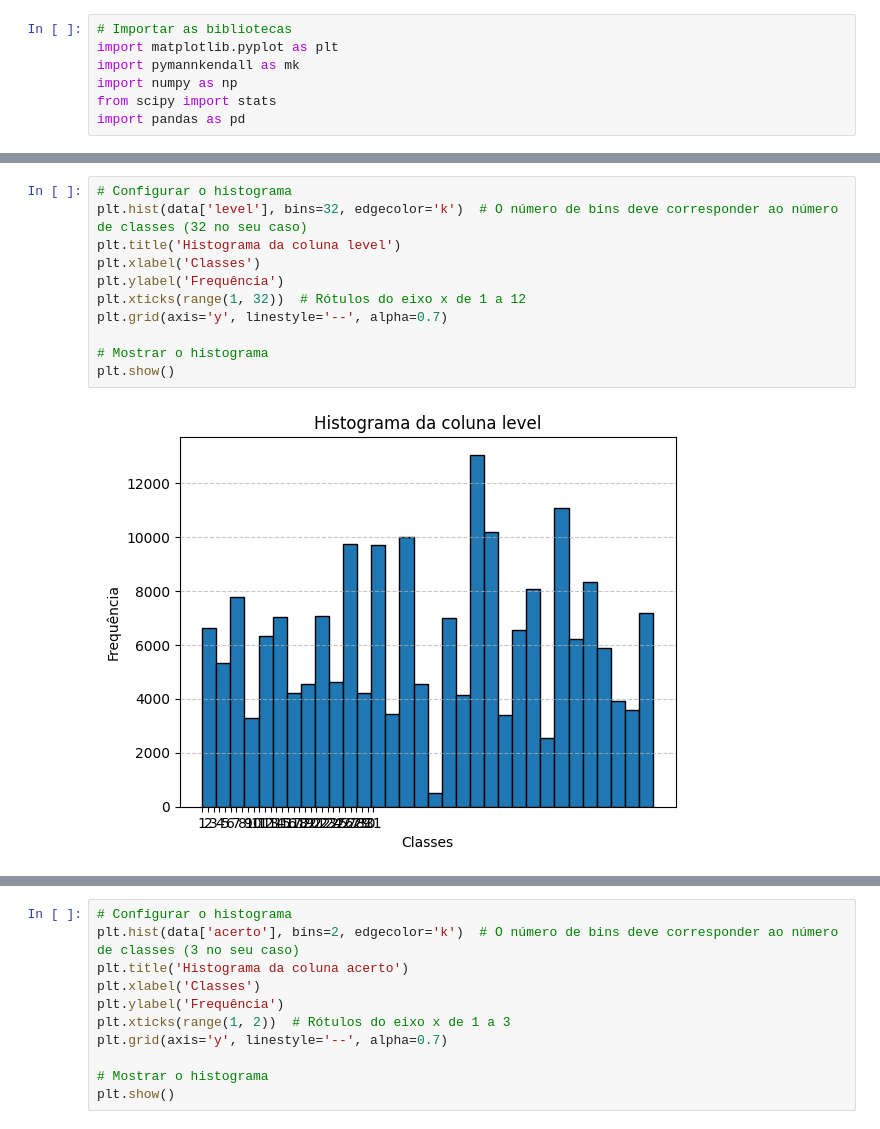
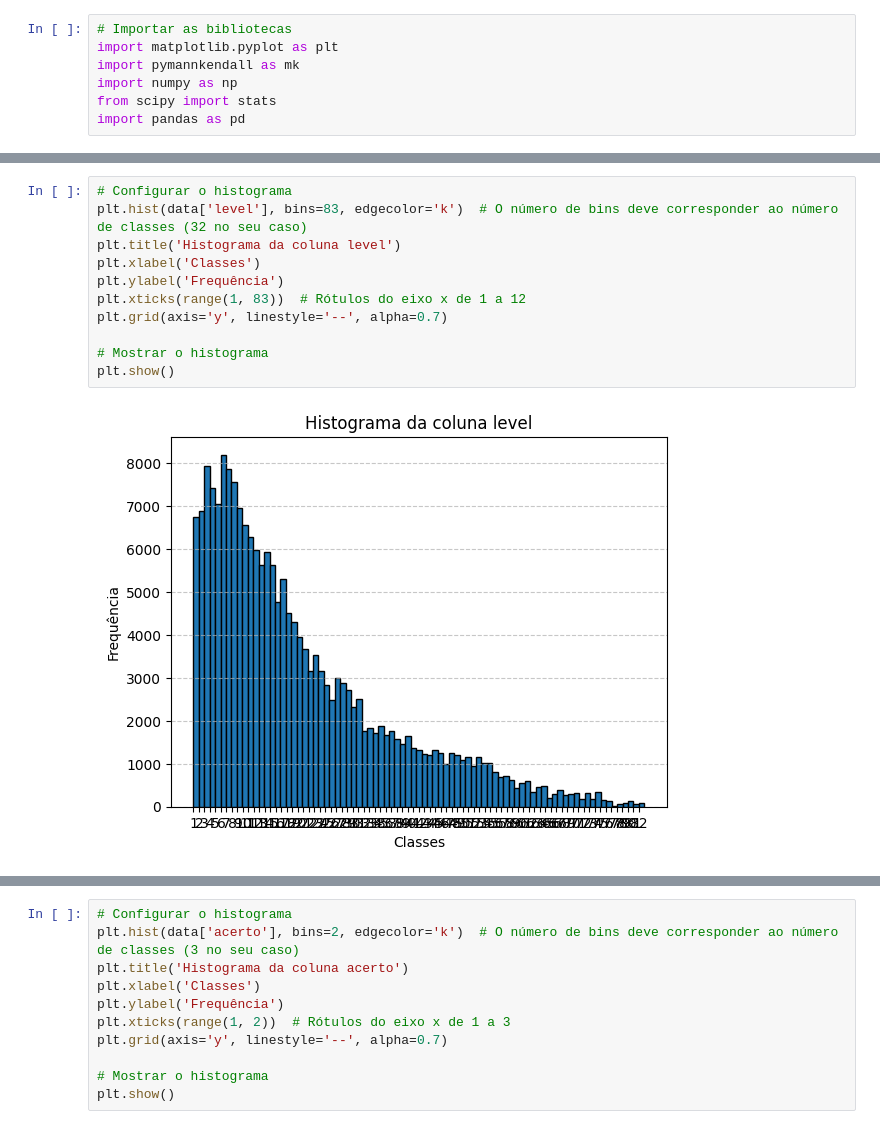
Before and after one commit to oziieljuniior/Out, a Jupyter notebook: Colab_Notebooks/Order/exe2_parte1.ipynb, the cells around one changed output, grey strips where cells are left out. Saved outputs shown, nothing was run; the diff lists cells and outputs as text.

```diff
--- a/Colab_Notebooks/Order/exe2_parte1.ipynb
+++ b/Colab_Notebooks/Order/exe2_parte1.ipynb
@@ -107,16 +101,16 @@ ODD_SAIDA
 # %%
 # Configurar o histograma
-plt.hist(data['level'], bins=32, edgecolor='k')  # O número de bins deve corresponder ao número de classes (32 no seu caso)
+plt.hist(data['level'], bins=83, edgecolor='k')  # O número de bins deve corresponder ao número de classes (32 no seu caso)
 plt.title('Histograma da coluna level')
 plt.xlabel('Classes')
 plt.ylabel('Frequência')
-plt.xticks(range(1, 32))  # Rótulos do eixo x de 1 a 12
+plt.xticks(range(1, 83))  # Rótulos do eixo x de 1 a 12
 plt.grid(axis='y', linestyle='--', alpha=0.7)
 
 # Mostrar o histograma
 plt.show()
 # %% [output]
-[figure, old version]
+[figure, new version]
 # %%
 # Configurar o histograma
 plt.hist(data['apostar'], bins=2, edgecolor='k')  # O número de bins deve corresponder ao número de classes (2 no seu caso)
```
Also changed, not shown: parts of 12 cells of this notebook, 9 other files.
